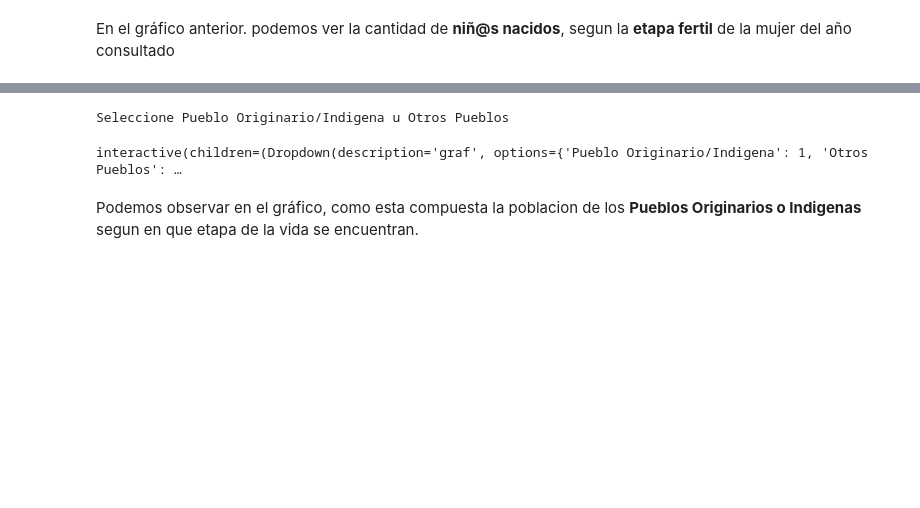
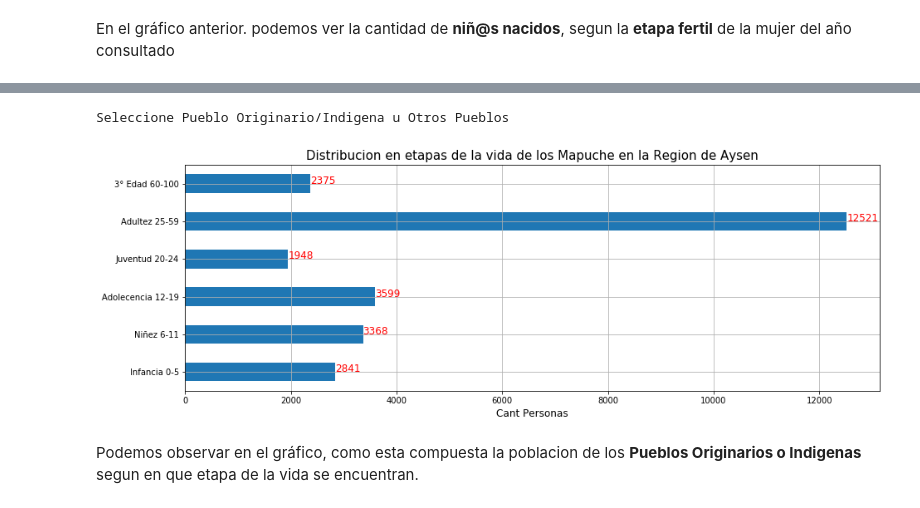
Before and after one commit to cpeschke/Proyectos, a Jupyter notebook: Proyecto 09/Proyecto Transformacion_de_Datos.ipynb, the cells around one changed output, grey strips where cells are left out. Drawn from its saved outputs; the diff is of its cells as text; code cells hidden in the pictures; blank space fills up the shorter version.

```diff
--- a/Proyecto 09/Proyecto Transformacion_de_Datos.ipynb
+++ b/Proyecto 09/Proyecto Transformacion_de_Datos.ipynb
@@ -782,10 +783,11 @@ def elige(graf):
         interact(otro_pueblo,op={'Lafquenche':3,'Pehuenche':4,'Huilliche':5,'Picunche':6,'Changos':21,'Chonos':22,'Ona':23,'Tehuelches':28,'Pueblos de america latina':33,'Pueblos resto del mundo':34,'Afrodescendiente':35,'otro pueblo':37});
 # %%
 print('Seleccione Pueblo Originario/Indigena u Otros Pueblos')
-interact(elige,graf={'Pueblo Originario/Indigena':1,'Otros Pueblos':2});
+# interact(elige,graf={'Pueblo Originario/Indigena':1,'Otros Pueblos':2});
+pueblo(1);
 # %% [output]
 Seleccione Pueblo Originario/Indigena u Otros Pueblos
-interactive(children=(Dropdown(description='graf', options={'Pueblo Originario/Indigena': 1, 'Otros Pueblos': …
+[figure, added]
 # %% [markdown]
 Podemos observar en el gráfico, como esta compuesta la poblacion de los **Pueblos Originarios o Indigenas** segun en que etapa de la vida se encuentran.
 # %% [markdown]
```
Also changed, not shown: parts of 3 cells of this notebook.
